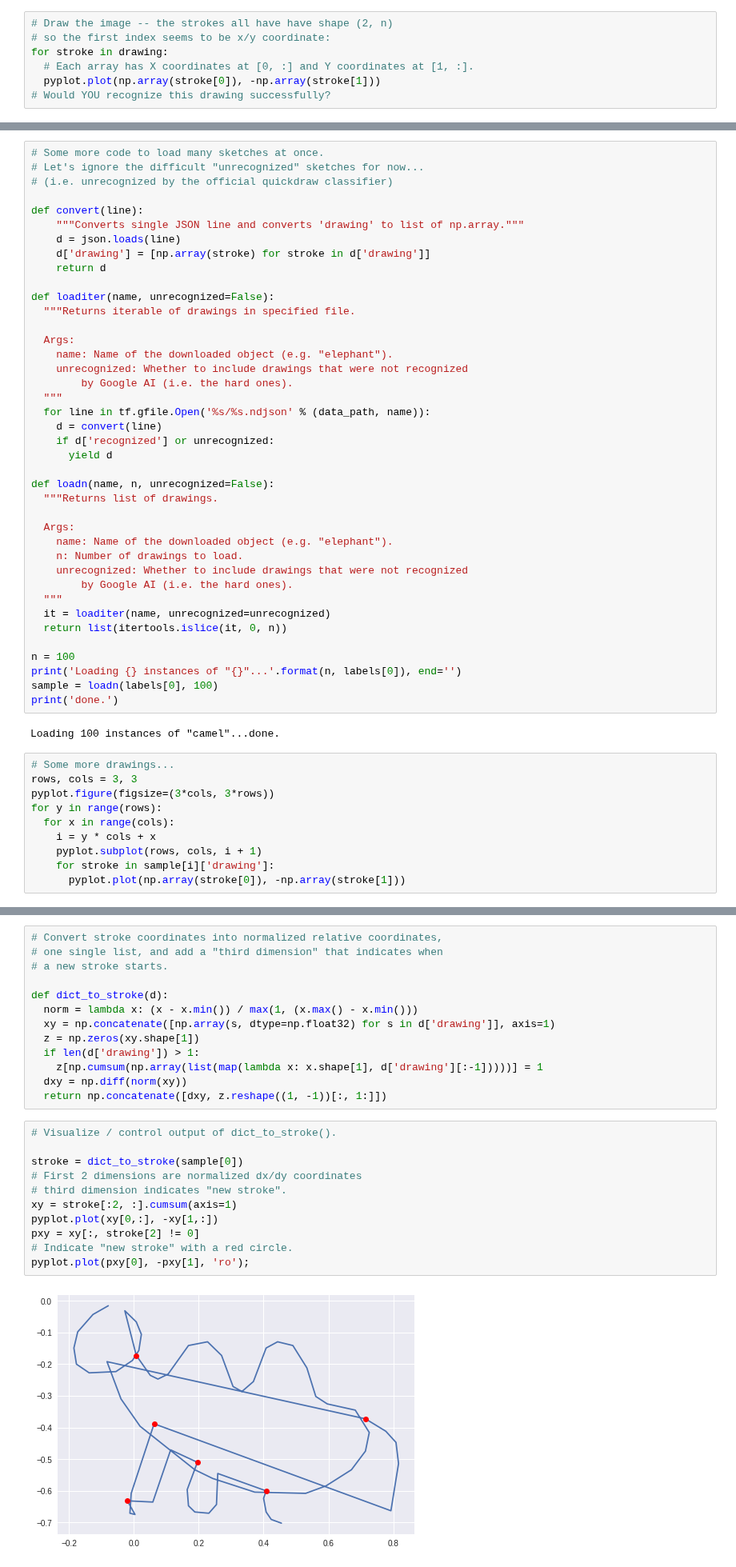
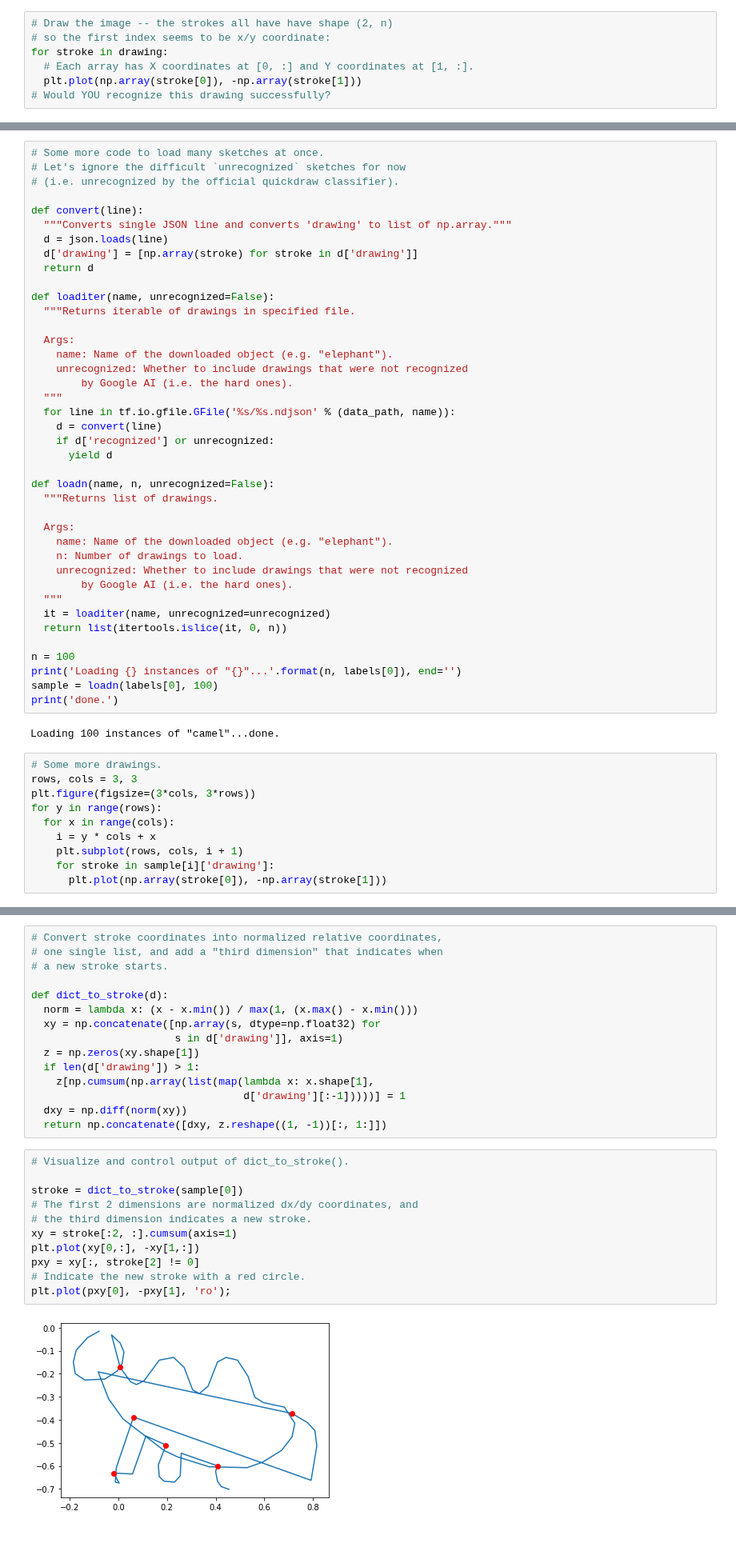
Before and after one commit to tensorflow/workshops, a Jupyter notebook: extras/amld/notebooks/solutions/1_data.ipynb, the cells around one changed output, grey strips where cells are left out. Shown at 80% size. Drawn from its saved outputs; the diff is of its cells as text; blank space fills up the shorter version.

```diff
--- a/extras/amld/notebooks/solutions/1_data.ipynb
+++ b/extras/amld/notebooks/solutions/1_data.ipynb
@@ -239,6 +253,6 @@ Example stroke: [[47, 27, 15, 3, 0, 2, 12, 33, 46, 51, 53, 49, 40], [0, 4, 11, 2
 # so the first index seems to be x/y coordinate:
 for stroke in drawing:
   # Each array has X coordinates at [0, :] and Y coordinates at [1, :].
-  pyplot.plot(np.array(stroke[0]), -np.array(stroke[1]))
+  plt.plot(np.array(stroke[0]), -np.array(stroke[1]))
 # Would YOU recognize this drawing successfully?
 # %% [output]
@@ -246,13 +260,13 @@ for stroke in drawing:
 # %%
 # Some more code to load many sketches at once.
-# Let's ignore the difficult "unrecognized" sketches for now...
-# (i.e. unrecognized by the official quickdraw classifier)
+# Let's ignore the difficult `unrecognized` sketches for now
+# (i.e. unrecognized by the official quickdraw classifier).
 
 def convert(line):
-    """Converts single JSON line and converts 'drawing' to list of np.array."""
-    d = json.loads(line)
-    d['drawing'] = [np.array(stroke) for stroke in d['drawing']]
-    return d
+  """Converts single JSON line and converts 'drawing' to list of np.array."""
+  d = json.loads(line)
+  d['drawing'] = [np.array(stroke) for stroke in d['drawing']]
+  return d
 
 def loaditer(name, unrecognized=False):
   """Returns iterable of drawings in specified file.
@@ -262,7 +276,7 @@ def loaditer(name, unrecognized=False):
     unrecognized: Whether to include drawings that were not recognized
         by Google AI (i.e. the hard ones).
   """
-  for line in tf.gfile.Open('%s/%s.ndjson' % (data_path, name)):
+  for line in tf.io.gfile.GFile('%s/%s.ndjson' % (data_path, name)):
     d = convert(line)
     if d['recognized'] or unrecognized:
       yield d
@@ -286,13 +300,13 @@ print('done.')
 # %% [output]
 Loading 100 instances of "camel"...done.
 # %%
-# Some more drawings...
+# Some more drawings.
 rows, cols = 3, 3
-pyplot.figure(figsize=(3*cols, 3*rows))
+plt.figure(figsize=(3*cols, 3*rows))
 for y in range(rows):
   for x in range(cols):
     i = y * cols + x
-    pyplot.subplot(rows, cols, i + 1)
+    plt.subplot(rows, cols, i + 1)
     for stroke in sample[i]['drawing']:
-      pyplot.plot(np.array(stroke[0]), -np.array(stroke[1]))
+      plt.plot(np.array(stroke[0]), -np.array(stroke[1]))
 # %% [output]
@@ -675,25 +715,27 @@ stroke data, suitable for usage with a recurrent neural network.
 
 def dict_to_stroke(d):
   norm = lambda x: (x - x.min()) / max(1, (x.max() - x.min()))
-  xy = np.concatenate([np.array(s, dtype=np.float32) for s in d['drawing']], axis=1)
+  xy = np.concatenate([np.array(s, dtype=np.float32) for
+                       s in d['drawing']], axis=1)
   z = np.zeros(xy.shape[1])
   if len(d['drawing']) > 1:
-    z[np.cumsum(np.array(list(map(lambda x: x.shape[1], d['drawing'][:-1]))))] = 1
+    z[np.cumsum(np.array(list(map(lambda x: x.shape[1],
+                                  d['drawing'][:-1]))))] = 1
   dxy = np.diff(norm(xy))
   return np.concatenate([dxy, z.reshape((1, -1))[:, 1:]])
 # %%
-# Visualize / control output of dict_to_stroke().
+# Visualize and control output of dict_to_stroke().
 
 stroke = dict_to_stroke(sample[0])
-# First 2 dimensions are normalized dx/dy coordinates
-# third dimension indicates "new stroke".
+# The first 2 dimensions are normalized dx/dy coordinates, and
+# the third dimension indicates a new stroke.
 xy = stroke[:2, :].cumsum(axis=1)
-pyplot.plot(xy[0,:], -xy[1,:])
+plt.plot(xy[0,:], -xy[1,:])
 pxy = xy[:, stroke[2] != 0]
-# Indicate "new stroke" with a red circle.
-pyplot.plot(pxy[0], -pxy[1], 'ro');
+# Indicate the new stroke with a red circle.
+plt.plot(pxy[0], -pxy[1], 'ro');
 # %% [output]
-[figure, old version]
+[figure, new version]
 # %%
 # Uses dict_to_stroke() from previous cell to create raster image.
 
```
Also changed, not shown: parts of 40 cells of this notebook, 10 other files.
